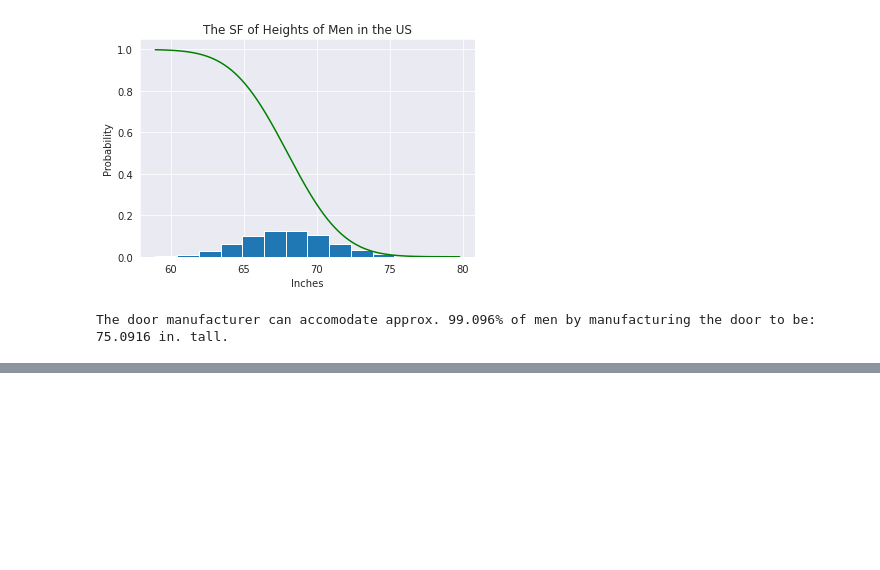
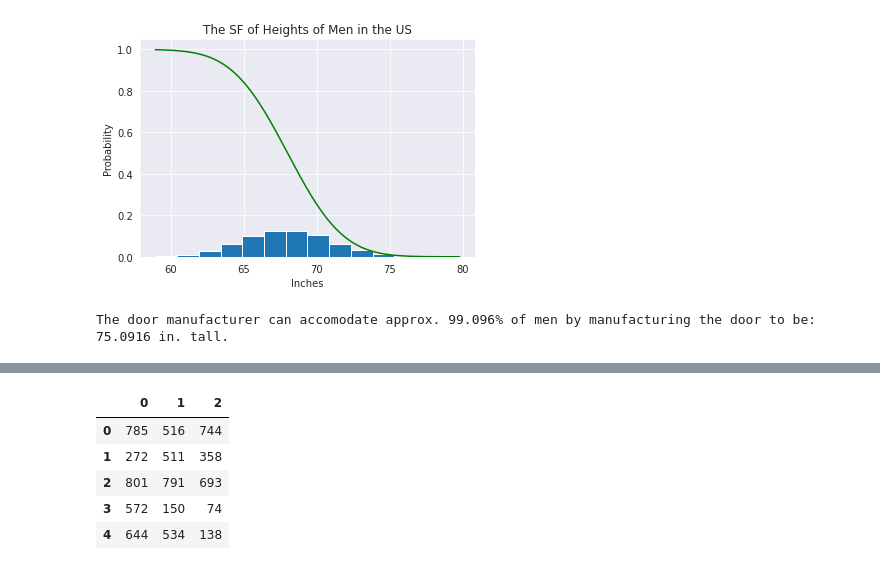
Before and after one commit to UPstartDeveloper/Problem_Solving_Practice, a Jupyter notebook: analysis/miscellaneous/Warm_Up_Analysis_Problems.ipynb, the cells around one changed output, grey strips where cells are left out. Drawn from its saved outputs; the diff is of its cells as text; code cells hidden in the pictures; blank space fills up the shorter version.

```diff
--- a/analysis/miscellaneous/Warm_Up_Analysis_Problems.ipynb
+++ b/analysis/miscellaneous/Warm_Up_Analysis_Problems.ipynb
@@ -323,0 +335,13 @@ The door manufacturer can accomodate approx. 99.096% of men by manufacturing the
+# %%
+text_file_path = "https://raw.githubusercontent.com/erood/interviewqs.com_code_snippets/master/Datasets/triangle_inputs.txt"
+# %%
+triangle_lengths = pd.read_fwf(text_file_path, header=None)
+# %%
+triangle_lengths.head()  # it's a DataFrame!
+# %% [output]
+|  | 0 | 1 | 2 |
+| 0 | 785 | 516 | 744 |
+| 1 | 272 | 511 | 358 |
+| 2 | 801 | 791 | 693 |
+| 3 | 572 | 150 | 74 |
+| 4 | 644 | 534 | 138 |
```
Also changed, not shown: parts of 8 cells of this notebook, 2 other files.
